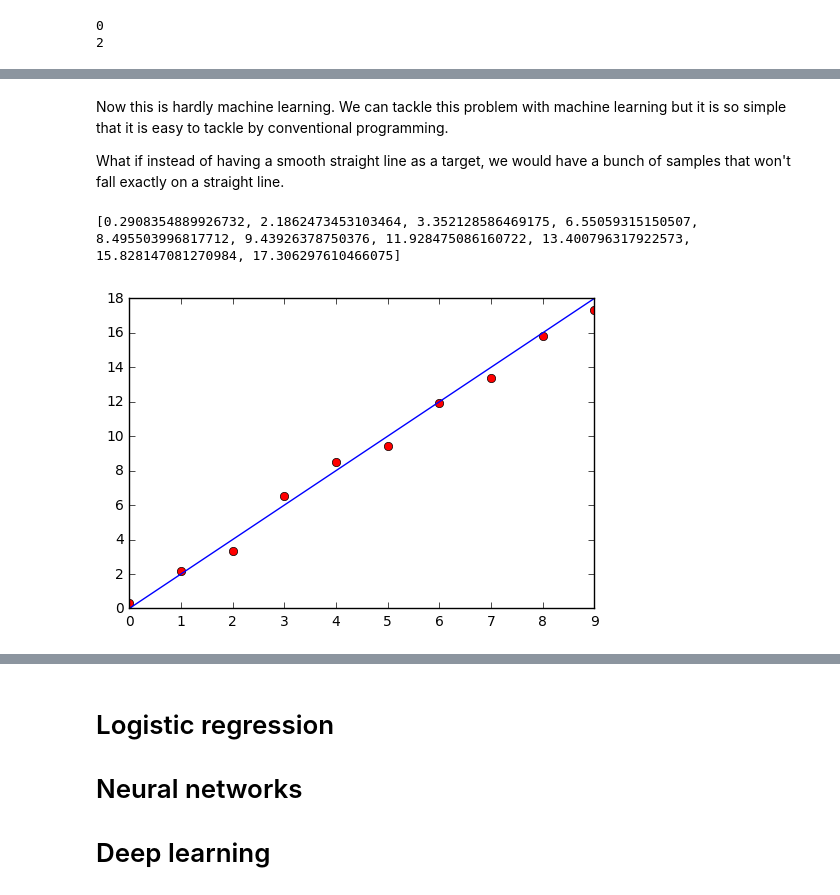
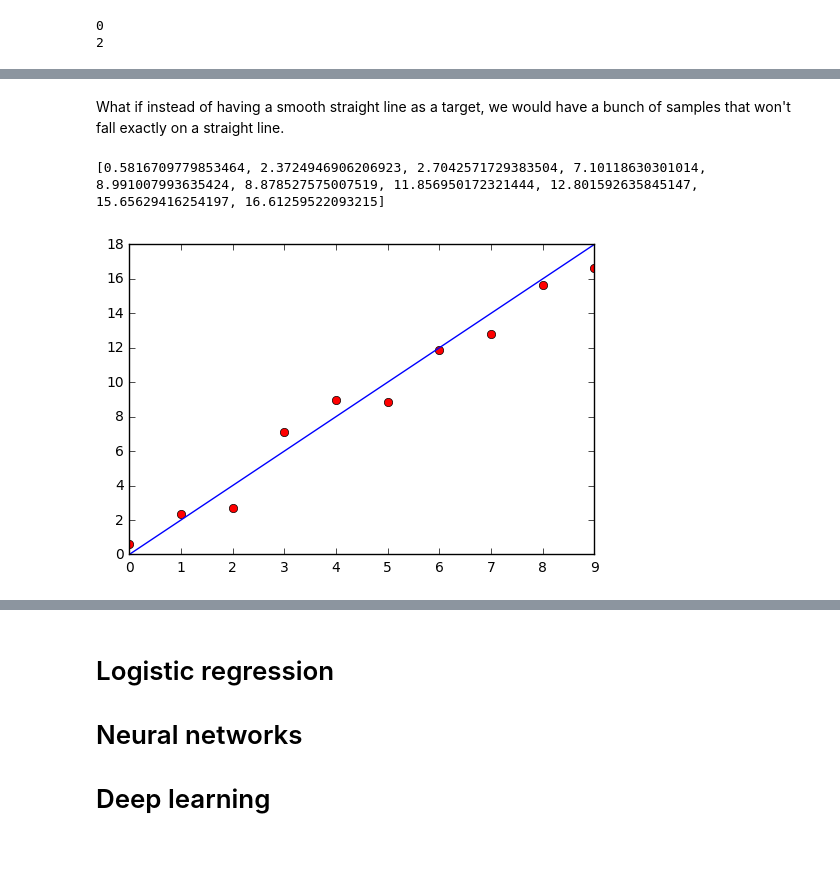
Before and after one commit to jarmop/learning, a Jupyter notebook: theory.ipynb, the cells around one changed output, grey strips where cells are left out. Saved outputs shown, nothing was run; the diff lists cells and outputs as text; code cells hidden in the pictures; blank space fills up the shorter version.

```diff
--- a/theory.ipynb
+++ b/theory.ipynb
@@ -39,0 +64,16 @@ print(h.out(1))
+# %%
+def t(x):
+    return 2 * x
+
+def h(w, x):
+    return w * x
+
+difference = []
+for w in range(0,10):
+    difference.append(abs(h(w,x) - t(x)))
+
+print(difference)
+plt.plot(difference)
+plt.xlabel('w')
+plt.ylabel('difference')
+plt.show()
@@ -40,27 +109,25 @@ print(h.out(1))
 # %% [markdown]
-Now this is hardly machine learning. We can tackle this problem with machine learning but it is so simple that it is easy to tackle by conventional programming.
-
 What if instead of having a smooth straight line as a target, we would have a bunch of samples that won't fall exactly on a straight line.
 # %%
 import random
 import matplotlib.pyplot as plt
 %matplotlib inline
 
 def t(x):
     return 2 * x
 
 samples = []
 approximation = []
 random.seed(65767)
 for x in range(0,10):
-    samples.append(t(x) + random.uniform(-1,1))
+    samples.append(t(x) + random.uniform(-2,2))
     approximation.append(t(x))
 
 print(samples)
 
 plt.plot(samples, 'ro')
 plt.plot(approximation)
 plt.show()
 # %% [output]
-[0.2908354889926732, 2.1862473453103464, 3.352128586469175, 6.55059315150507, 8.495503996817712, 9.43926378750376, 11.928475086160722, 13.400796317922573, 15.828147081270984, 17.306297610466075]
+[0.5816709779853464, 2.3724946906206923, 2.7042571729383504, 7.10118630301014, 8.991007993635424, 8.878527575007519, 11.856950172321444, 12.801592635845147, 15.65629416254197, 16.61259522093215]
-[figure, old version]
+[figure, new version]
```
Also changed, not shown: parts of 7 cells of this notebook.
